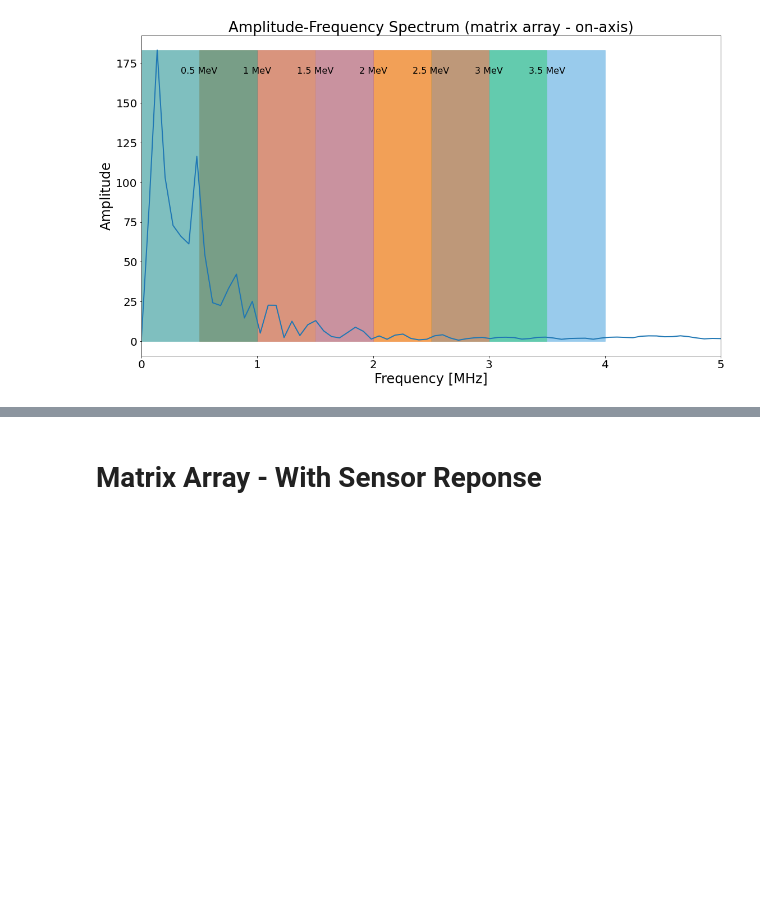
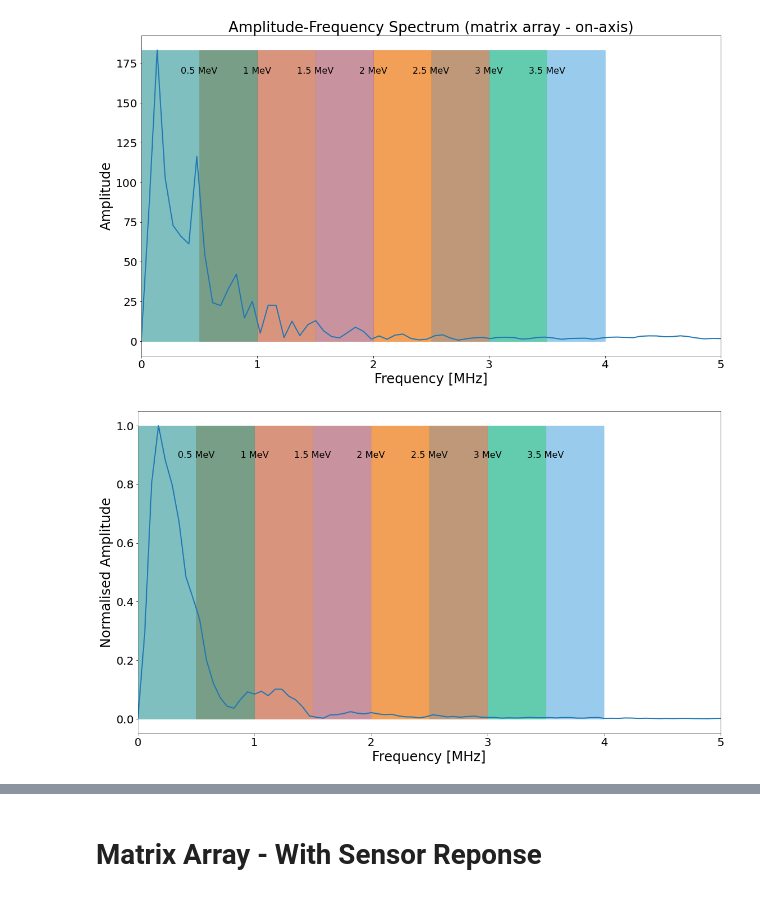
Before and after one commit to mariamaxouti/Varying_CenterFrequency, a Jupyter notebook: Matrix_OnAxis/Analysis/Analysis.ipynb, the cells around one changed output, grey strips where cells are left out. Cells and saved outputs as stored; diff of their text form; code cells hidden in the pictures; blank space fills up the shorter version.

```diff
--- a/Matrix_OnAxis/Analysis/Analysis.ipynb
+++ b/Matrix_OnAxis/Analysis/Analysis.ipynb
@@ -275,6 +275,94 @@ plt.tick_params(axis='y', labelsize=20)
 fig.savefig('amplitude_frequency_spectum__matrix_array_with_window_without_SciFi_bandwidth.png',transparent = False, dpi = 300, facecolor='white');
 # %% [output]
 [figure]
+# %%
+## plots the results
+fig = plt.gcf()
+fig.set_size_inches(18.5, 10.5)
+
+frequency_list = np.loadtxt('freq_data_array_with_window_without_SciFi.csv', delimiter = ',')   # [Hz]
+frequency_list_MHz = [f/1000000 for f in frequency_list]
+amplitude_list = np.loadtxt('amplitude_data_array_with_window_without_SciFi.csv', delimiter = ',')
+
+# normalise the data
+normalized_amplitude_list = (amplitude_list - min(amplitude_list)) / (max(amplitude_list) - min(amplitude_list))
+plt.plot(frequency_list_MHz, normalized_amplitude_list, linestyle='-',lw = 2.0)
+
+def calculate_frequency_range(center_frequency_mhz, bandwidth_fraction):
+    # Convert center frequency to Hertz
+    center_frequency_hz = center_frequency_mhz * 1e6
+
+    # Calculate the bandwidth in Hertz
+    bandwidth_hz = bandwidth_fraction * center_frequency_hz
+
+    # Calculate the minimum and maximum frequencies
+    min_frequency_hz = center_frequency_hz - (bandwidth_hz / 2)
+    max_frequency_hz = center_frequency_hz + (bandwidth_hz / 2)
+
+    # Convert frequencies back to MHz for the output
+    min_frequency_mhz = min_frequency_hz / 1e6
+    max_frequency_mhz = max_frequency_hz / 1e6
+
+    return min_frequency_mhz, max_frequency_mhz
+
+range_MHz = 0.5
+center_frequency_mhz = 3.5   # Replace with your center frequency in MHz
+f_min = center_frequency_mhz - range_MHz
+f_max = center_frequency_mhz + range_MHz
+highlight_rect = patches.Rectangle((f_min, 0), f_max - f_min, max(normalized_amplitude_list), linewidth=0.5, edgecolor='#3498db', facecolor='#3498db', alpha=0.5)
+plt.gca().add_patch(highlight_rect)
+plt.text((f_min + f_max) / 2, 0.9, '3.5 MeV', color='black', ha='center', va='center', fontsize=16)
+
+center_frequency_mhz = 3   # Replace with your center frequency in MHz
+f_min = center_frequency_mhz - range_MHz
+f_max = center_frequency_mhz + range_MHz
+highlight_rect = patches.Rectangle((f_min, 0), f_max - f_min, max(normalized_amplitude_list), linewidth=0.5, edgecolor='#2ecc71', facecolor='#2ecc71', alpha=0.5)
+plt.gca().add_patch(highlight_rect)
+plt.text((f_min + f_max) / 2, 0.9, '3 MeV', color='black', ha='center', va='center', fontsize=16)
+
+center_frequency_mhz = 2.5   # Replace with your center frequency in MHz
+f_min = center_frequency_mhz - range_MHz
+f_max = center_frequency_mhz + range_MHz
+highlight_rect = patches.Rectangle((f_min, 0), f_max - f_min, max(normalized_amplitude_list), linewidth=0.5, edgecolor='#e74c3c', facecolor='#e74c3c', alpha=0.5)
+plt.gca().add_patch(highlight_rect)
+plt.text((f_min + f_max) / 2, 0.9, '2.5 MeV', color='black', ha='center', va='center', fontsize=16)
+
+center_frequency_mhz = 2     # Replace with your center frequency in MHz
+f_min = center_frequency_mhz - range_MHz
+f_max = center_frequency_mhz + range_MHz
+highlight_rect = patches.Rectangle((f_min, 0), f_max - f_min, max(normalized_amplitude_list), linewidth=0.5, edgecolor='#f39c12', facecolor='#f39c12', alpha=0.5)
+plt.gca().add_patch(highlight_rect)
+plt.text((f_min + f_max) / 2, 0.9, '2 MeV', color='black', ha='center', va='center', fontsize=16)
+
+center_frequency_mhz = 1.5   # Replace with your center frequency in MHz
+f_min = center_frequency_mhz - range_MHz
+f_max = center_frequency_mhz + range_MHz
+highlight_rect = patches.Rectangle((f_min, 0), f_max - f_min, max(normalized_amplitude_list), linewidth=0.5, edgecolor='#9b59b6', facecolor='#9b59b6', alpha=0.5)
+plt.gca().add_patch(highlight_rect)
+plt.text((f_min + f_max) / 2, 0.9, '1.5 MeV', color='black', ha='center', va='center', fontsize=16)
+
+center_frequency_mhz = 1     # Replace with your center frequency in MHz
+f_min = center_frequency_mhz - range_MHz
+f_max = center_frequency_mhz + range_MHz
+highlight_rect = patches.Rectangle((f_min, 0), f_max - f_min, max(normalized_amplitude_list), linewidth=0.5, edgecolor='#e67e22', facecolor='#e67e22', alpha=0.5)
+plt.gca().add_patch(highlight_rect)
+plt.text((f_min + f_max) / 2, 0.9, '1 MeV', color='black', ha='center', va='center', fontsize=16)
+
+center_frequency_mhz = 0.5   # Replace with your center frequency in MHz
+f_min = center_frequency_mhz - range_MHz
+f_max = center_frequency_mhz + range_MHz
+highlight_rect = patches.Rectangle((f_min, 0), f_max - f_min, max(normalized_amplitude_list), linewidth=0.5, edgecolor='#008080', facecolor='#008080', alpha=0.5)
+plt.gca().add_patch(highlight_rect)
+plt.text((f_min + f_max) / 2, 0.9, '0.5 MeV', color='black', ha='center', va='center', fontsize=16)
+
+plt.xlabel('Frequency [MHz]',fontsize=24)
+plt.ylabel('Normalised Amplitude',fontsize = 24)
+plt.xlim([0,5])
+plt.tick_params(axis='x', labelsize=20)
+plt.tick_params(axis='y', labelsize=20)
+fig.savefig('amplitude_frequency_spectum__matrix_array_with_window_without_SciFi_bandwidth.png',transparent = False, dpi = 300, facecolor='white');
+# %% [output]
+[figure, added]
 # %%
 ## plots the results
 fig = plt.gcf()
```
Also changed, not shown: parts of 1 cell of this notebook, 3 other files.
